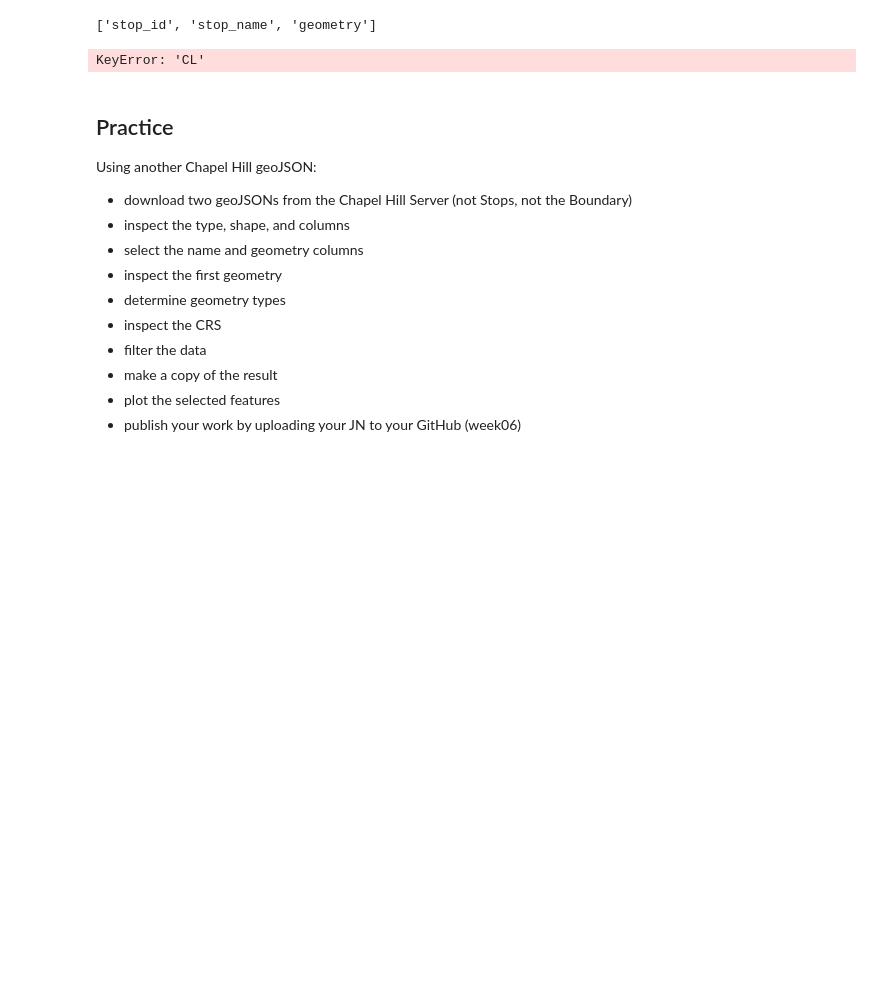
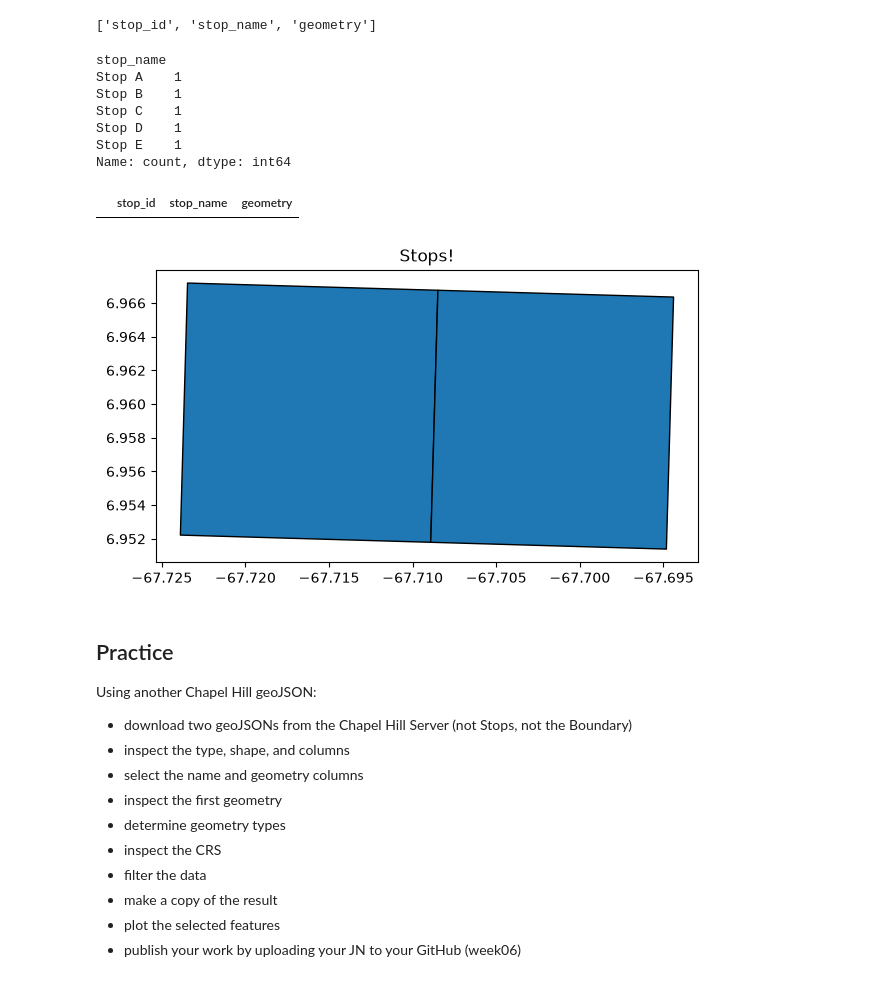
Before and after one commit to arhorton/geog592-arhorton, a Jupyter notebook: homework/week05/Geopandas1/GEOG592_GeoPandas_Module1_GeoDataFrames_and_Geometry_ready.ipynb, the cells around one changed output. Drawn from its saved outputs; the diff is of its cells as text; code cells hidden in the pictures; blank space fills up the shorter version.

```diff
--- a/homework/week05/Geopandas1/GEOG592_GeoPandas_Module1_GeoDataFrames_and_Geometry_ready.ipynb
+++ b/homework/week05/Geopandas1/GEOG592_GeoPandas_Module1_GeoDataFrames_and_Geometry_ready.ipynb
@@ -158,3 +158,12 @@ EPSG:4326
 [1979500.  789500. 1982800.  791200.]
 2
 0 0
+# %%
+# importing the parks section
+parks = gpd.read_file("../Geopandas1/data/parks.geojson")
+
+# changing the CRS
+parks = parks.set_crs(epsg = 26917, allow_override=True)
+parks = parks.to_crs(epsg=4326)
+
+parks
@@ -186,19 +201,29 @@ list(stops.columns) ## to see all the columns
 # %% [output]
 ['stop_id', 'stop_name', 'geometry']
 # %%
-stops["CL"].value_counts() # look at the column containing info about the "CL" route
+stops["stop_name"].value_counts() # look at the column containing info about the "CL" route
 # %% [output]
-KeyError: 'CL'
+stop_name
+Stop A    1
+Stop B    1
+Stop C    1
+Stop D    1
+Stop E    1
+Name: count, dtype: int64
 # %%
 #1 means that it has a stop and #0 means it does not
-CL_stops = stops[stops["CL"] == 1].copy() ## selecting places where CL stops
-CL_stops
+stops1 = stops[stops["stop_name"] == "A"].copy() ## selecting places where CL stops
+stops1
+# %% [output]
+|  | stop_id | stop_name | geometry |
 # %%
 fig, ax = plt.subplots(figsize=(7,7))
+parks.plot(ax=ax, markersize=7)
 urban_area.plot(ax=ax, edgecolor="black")
-CL_stops.plot(ax=ax, markersize=1, c="red")
-ax.set_title("CL Stops")
+ax.set_title("Stops!")
 plt.show()
+# %% [output]
+[figure, added]
 # %% [markdown]
 ## Practice
 
```
Also changed, not shown: parts of 3 cells of this notebook, 2 other files.
